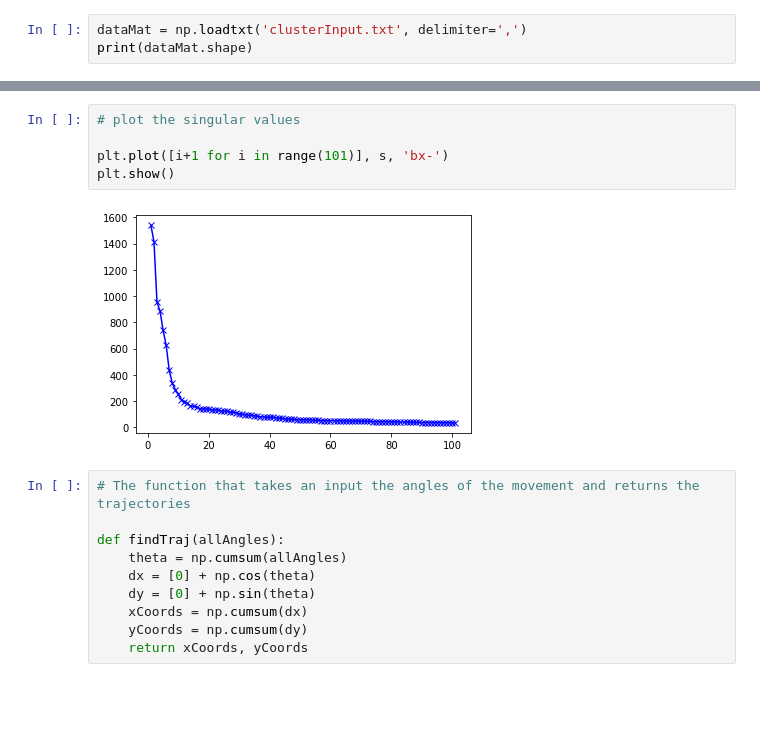
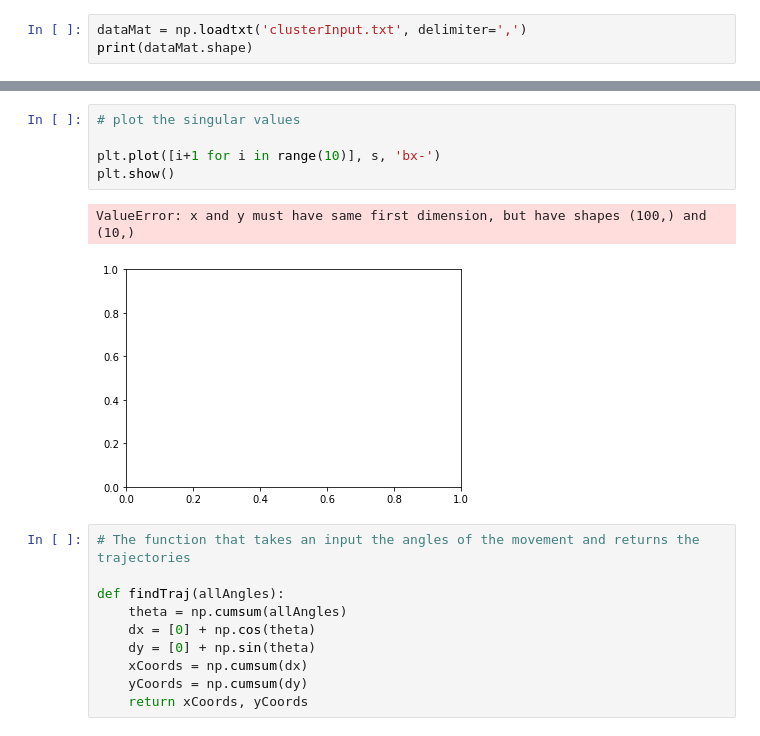
Before and after one commit to ryngray/model_ant_trajectories, a Jupyter notebook: eigen_ants/eigenANTS.ipynb, the cells around one changed output, grey strips where cells are left out. Cells and saved outputs as stored; diff of their text form; blank space fills up the shorter version.

```diff
--- a/eigen_ants/eigenANTS.ipynb
+++ b/eigen_ants/eigenANTS.ipynb
@@ -45,10 +48,11 @@ print(u.shape, s.shape, vh.shape)
 # %%
 # plot the singular values
 
-plt.plot([i+1 for i in range(101)], s, 'bx-')
+plt.plot([i+1 for i in range(10)], s, 'bx-')
 plt.show()
 # %% [output]
+ValueError: x and y must have same first dimension, but have shapes (100,) and (10,)
-[figure, old version]
+[figure, new version]
 # %%
 # The function that takes an input the angles of the movement and returns the trajectories
 
```
Also changed, not shown: parts of 12 cells of this notebook.
